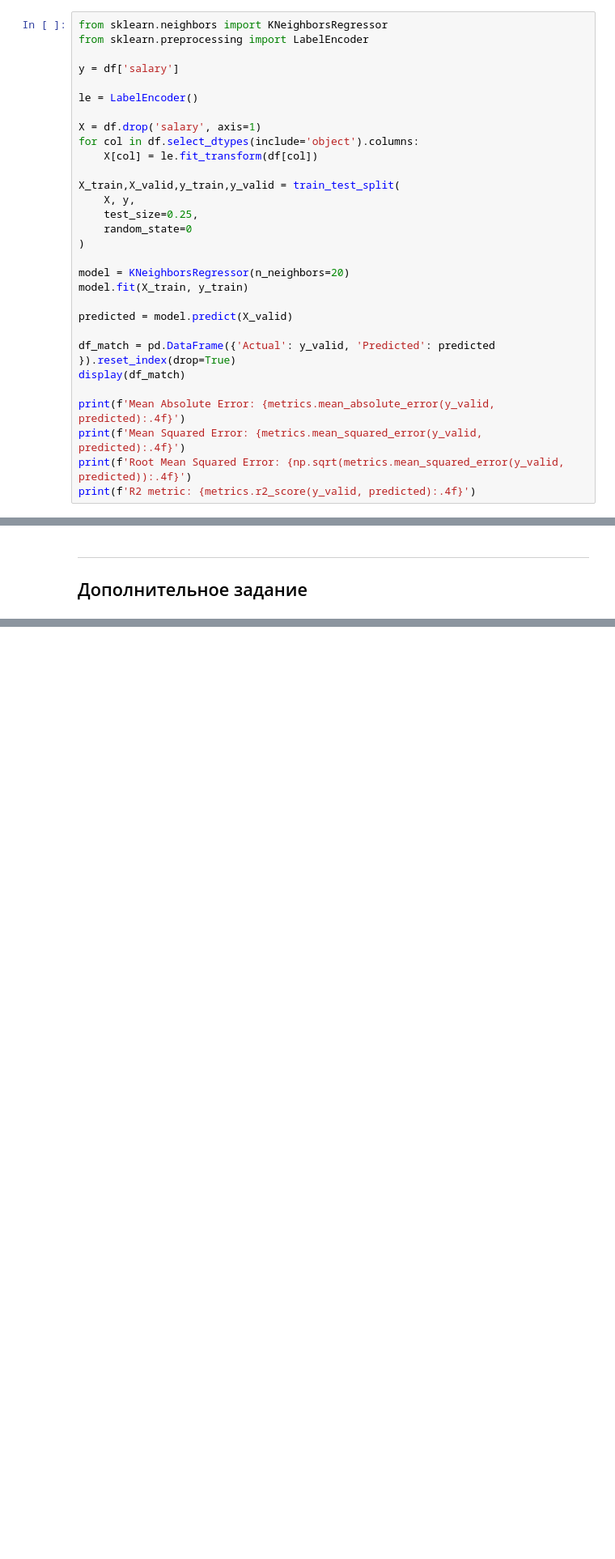
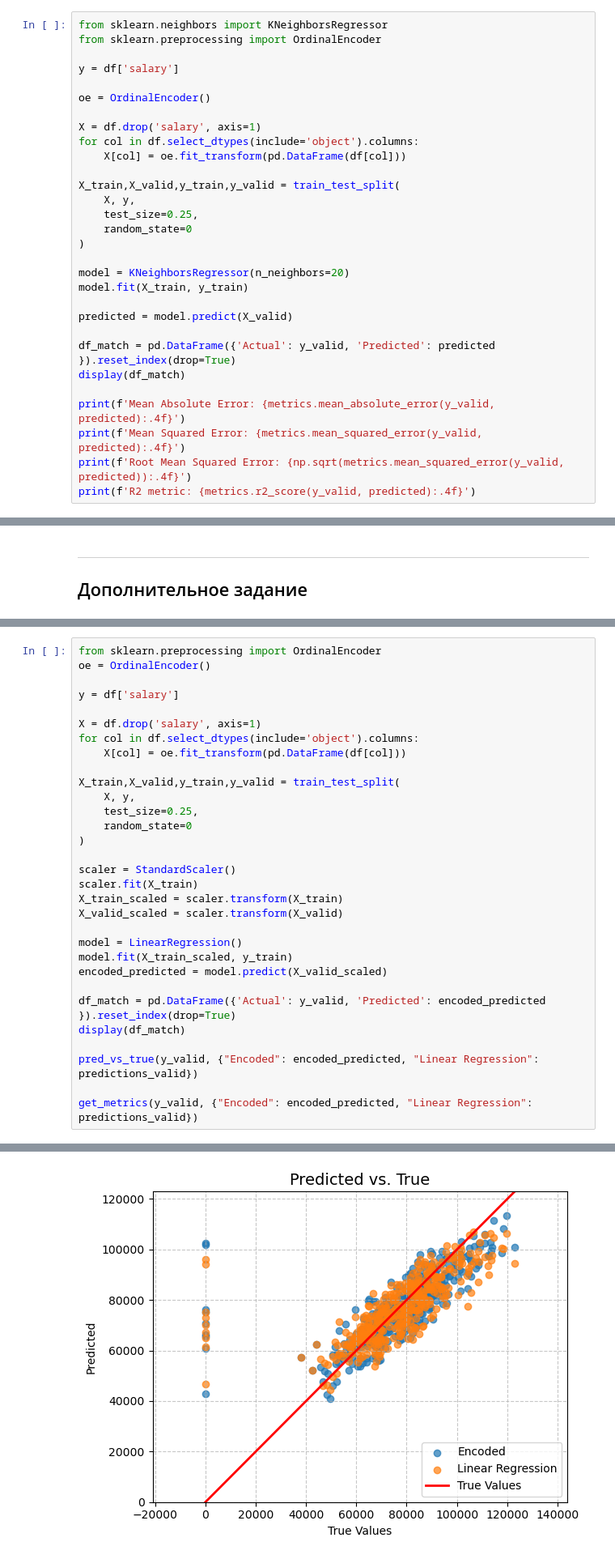
Before and after one commit to tush00nka/DA_lab_3, a Jupyter notebook: ЛР3_Борисоглебский_12.ipynb, the cells around one changed output, grey strips where cells are left out. Shown at 81% size. Drawn from its saved outputs; the diff is of its cells as text; blank space fills up the shorter version.

```diff
--- a/ЛР3_Борисоглебский_12.ipynb
+++ b/ЛР3_Борисоглебский_12.ipynb
@@ -556,15 +569,15 @@ plt.barh(X.columns.to_list(), model.coef_.flatten())
 Выполним обучение модели по методу k-ближайших соседей. Подберём значение k = 20.
 # %%
 from sklearn.neighbors import KNeighborsRegressor
-from sklearn.preprocessing import LabelEncoder
+from sklearn.preprocessing import OrdinalEncoder
 
 y = df['salary']
 
-le = LabelEncoder()
+oe = OrdinalEncoder()
 
 X = df.drop('salary', axis=1)
 for col in df.select_dtypes(include='object').columns:
-	X[col] = le.fit_transform(df[col])
+	X[col] = oe.fit_transform(pd.DataFrame(df[col]))
 
 X_train,X_valid,y_train,y_valid = train_test_split(
     X, y,
@@ -655,0 +673,32 @@ Ignoring fixed x limits to fulfill fixed data aspect with adjustable data limits
+# %%
+from sklearn.preprocessing import OrdinalEncoder
+oe = OrdinalEncoder()
+
+y = df['salary']
+
+X = df.drop('salary', axis=1)
+for col in df.select_dtypes(include='object').columns:
+	X[col] = oe.fit_transform(pd.DataFrame(df[col]))
+
+X_train,X_valid,y_train,y_valid = train_test_split(
+	X, y,
+	test_size=0.25,
+	random_state=0
+)
+
+scaler = StandardScaler()
+scaler.fit(X_train)
+X_train_scaled = scaler.transform(X_train)
+X_valid_scaled = scaler.transform(X_valid)
+
+model = LinearRegression()
+model.fit(X_train_scaled, y_train)
+encoded_predicted = model.predict(X_valid_scaled)
+
+df_match = pd.DataFrame({'Actual': y_valid, 'Predicted': encoded_predicted }).reset_index(drop=True)
+display(df_match)
+
+pred_vs_true(y_valid, {"Encoded": encoded_predicted, "Linear Regression": predictions_valid})
+
+get_metrics(y_valid, {"Encoded": encoded_predicted, "Linear Regression": predictions_valid})
+# %% [output]
@@ -655,0 +719 @@ Ignoring fixed x limits to fulfill fixed data aspect with adjustable data limits
+[figure, added]
```
Also changed, not shown: parts of 15 cells of this notebook.
